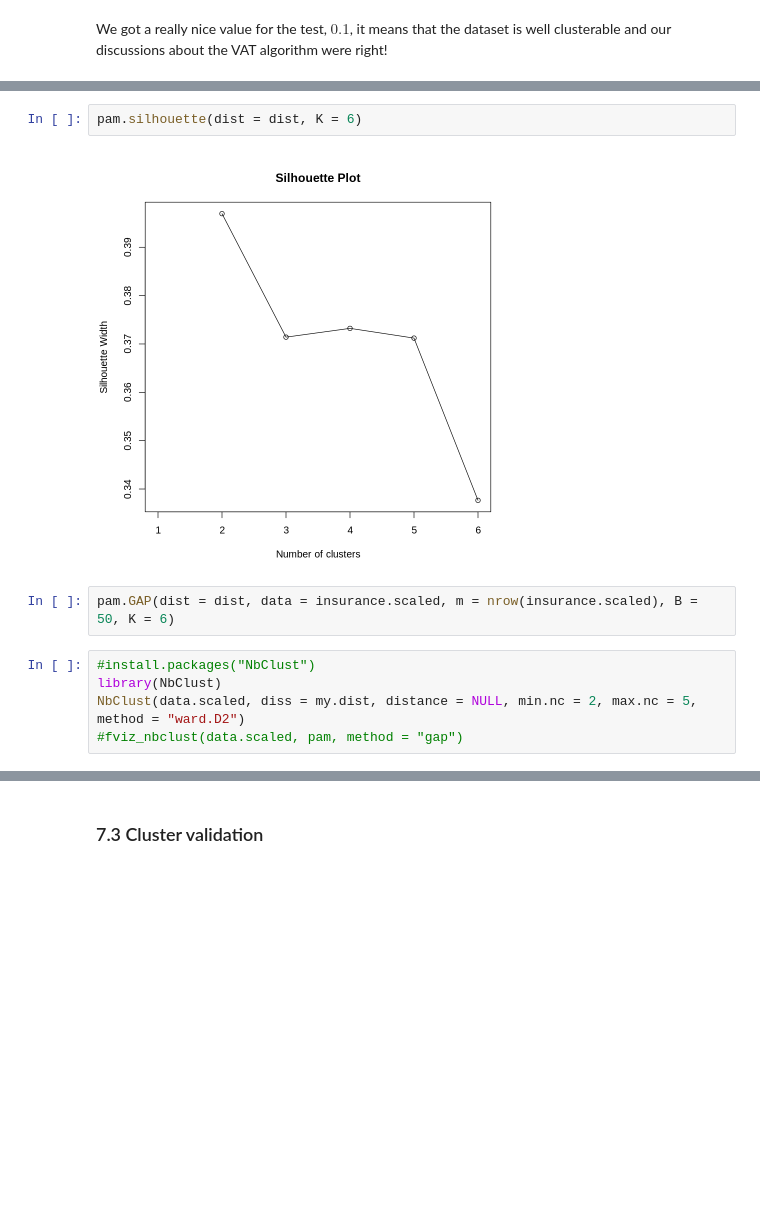
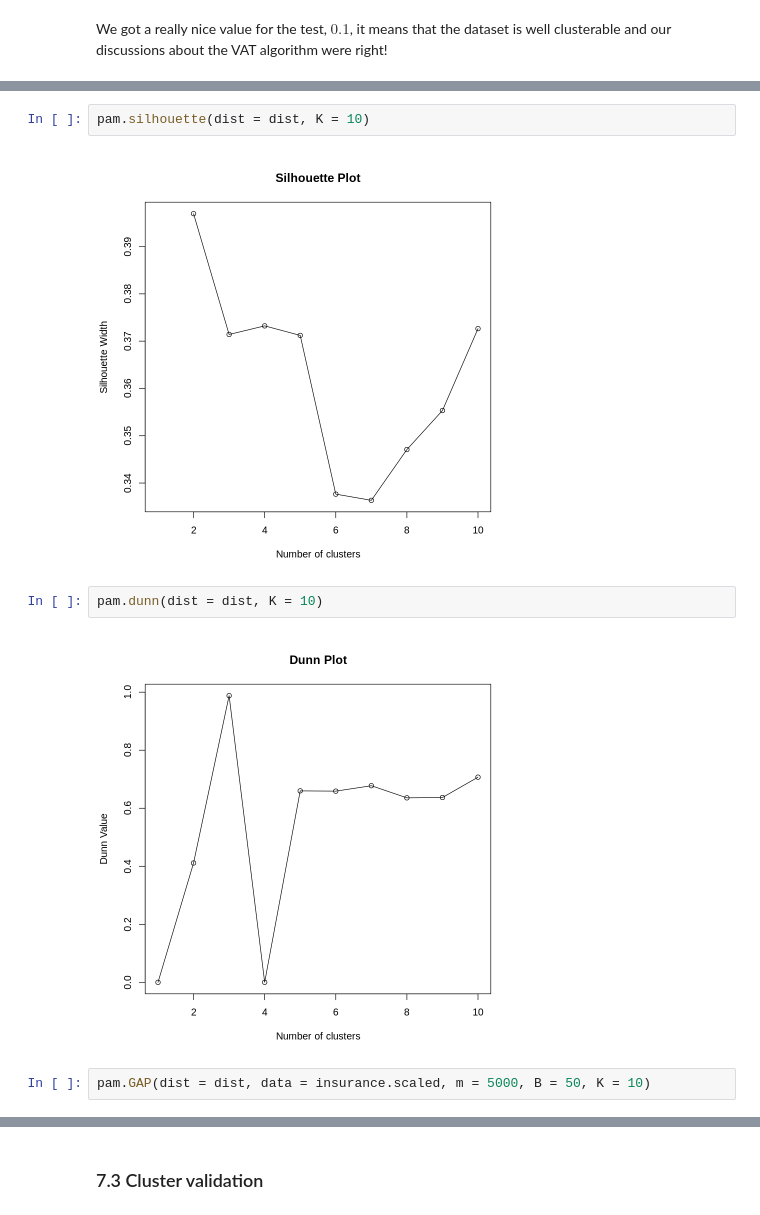
Before and after one commit to biagio-incardona/biagio-incardona.github.io, a Jupyter notebook: Report_Incardona_Biagio.ipynb, the cells around one changed output, grey strips where cells are left out. Cells and saved outputs as stored; diff of their text form; blank space fills up the shorter version.

```diff
--- a/Report_Incardona_Biagio.ipynb
+++ b/Report_Incardona_Biagio.ipynb
@@ -1093,11 +1121,10 @@ pam.elbow(dist = dist, K = 6)
 # %%
-pam.silhouette(dist = dist, K = 6)
+pam.silhouette(dist = dist, K = 10)
 # %% [output]
-[figure, old version]
+[figure, new version]
+# %%
+pam.dunn(dist = dist, K = 10)
+# %% [output]
+[figure, added]
 # %%
-pam.GAP(dist = dist, data = insurance.scaled, m = nrow(insurance.scaled), B = 50, K = 6)
+pam.GAP(dist = dist, data = insurance.scaled, m = 5000, B = 50, K = 10)
-# %%
-#install.packages("NbClust")
-library(NbClust)
-NbClust(data.scaled, diss = my.dist, distance = NULL, min.nc = 2, max.nc = 5, method = "ward.D2")
-#fviz_nbclust(data.scaled, pam, method = "gap")
```
Also changed, not shown: parts of 6 cells of this notebook.
